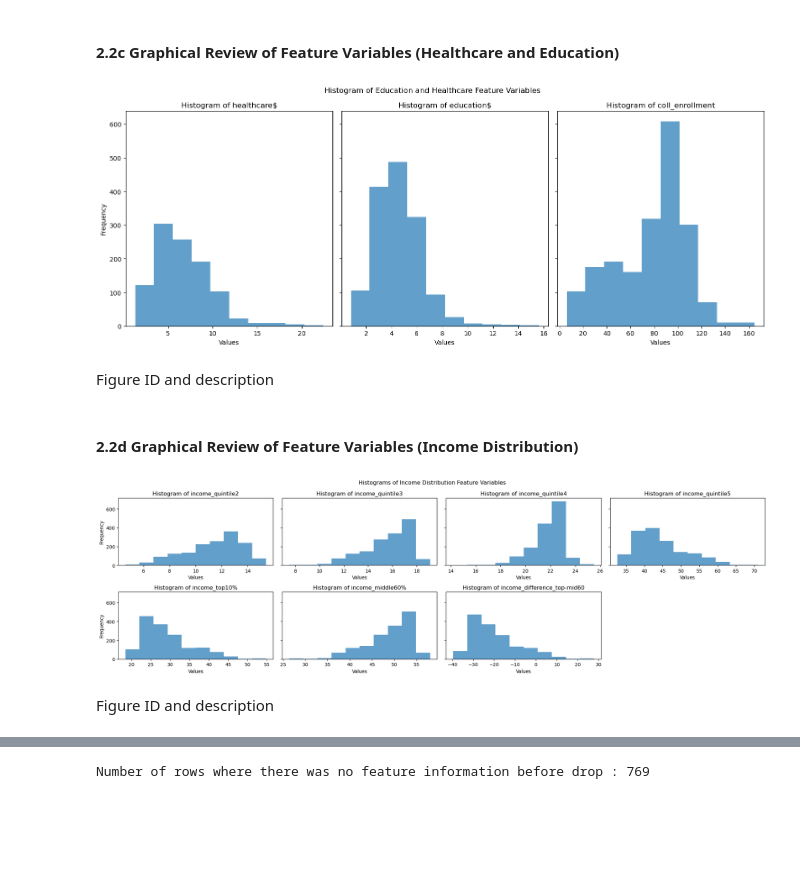
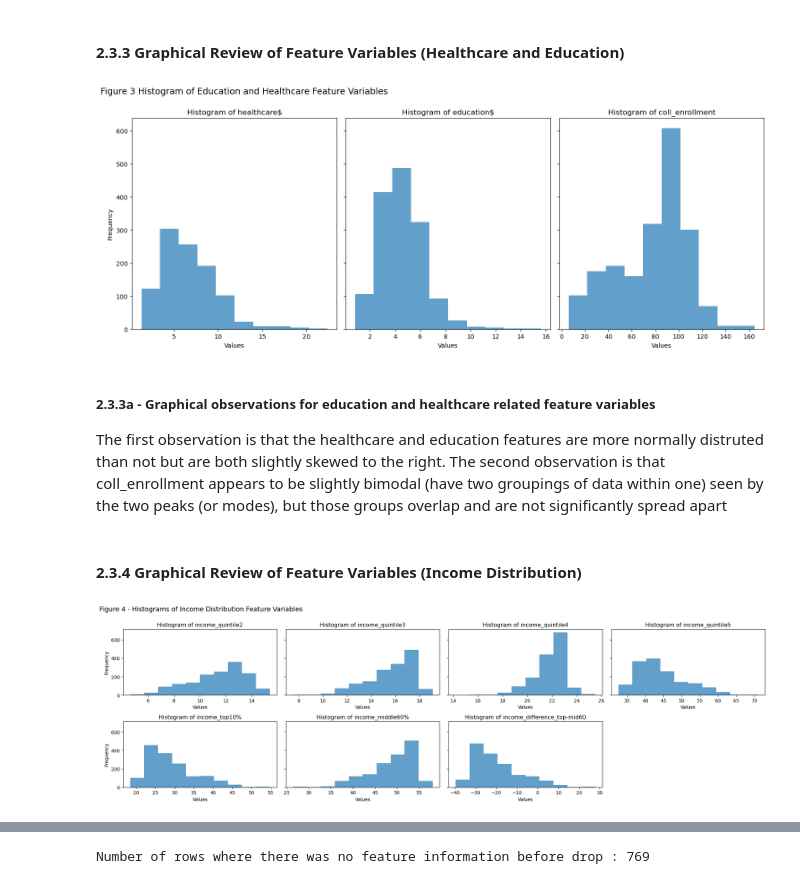
Before and after one commit to te-ex153/Projects, a Jupyter notebook: Country23.ipynb, the cells around one changed output, grey strips where cells are left out. Saved outputs shown, nothing was run; the diff lists cells and outputs as text; code cells hidden in the pictures; blank space fills up the shorter version.

```diff
--- a/Country23.ipynb
+++ b/Country23.ipynb
@@ -560,32 +746,33 @@ Figure ID and description
 # %% [markdown]
-#### 2.2c Graphical Review of Feature Variables (Healthcare and Education)
+#### 2.3.3 Graphical Review of Feature Variables (Healthcare and Education)
 # %%
 # create a column of variables you want to graph
 cols = ['healthcare$', 'education$', 'coll_enrollment']
 
 ###### create a figure and axis objects
 fig, axes = plt.subplots(1, 3, figsize=(15, 6), sharey=True)
 
 ######## plot the histogram for each columns
 for i, col in enumerate(cols):
     axes[i].hist(df_economy2[col], bins=10, alpha=0.7)
     axes[i].set_title(f'Histogram of {col}')
     axes[i].set_xlabel('Values')
     if i == 0:
         axes[i].set_ylabel('Frequency')
 
 ########## Add a main title
-fig.suptitle('Histogram of Education and Healthcare Feature Variables')
+fig.suptitle('Figure 3 Histogram of Education and Healthcare Feature Variables', x=0, y=1, ha='left', fontsize=14)
 
 ########## Ensure the layout fits well
 plt.tight_layout()
 plt.show()
 # %% [output]
-[figure, old version]
+[figure, new version]
-# %% [markdown]
-Figure ID and description
+# %% [markdown]
+##### 2.3.3a - Graphical observations for education and healthcare related feature variables
+The first observation is that the healthcare and education features are more normally distruted than not but are both slightly skewed to the right. The second observation is that coll_enrollment appears to be slightly bimodal (have two groupings of data within one) seen by the two peaks (or modes), but those groups overlap and are not significantly spread apart
 # %% [markdown]
-#### 2.2d Graphical Review of Feature Variables (Income Distribution)
+#### 2.3.4 Graphical Review of Feature Variables (Income Distribution)
 # %%
 # create a column of variables you want to graph
 cols = ['income_quintile2', 'income_quintile3', 'income_quintile4', 'income_quintile5', 'income_top10%', 'income_middle60%', 'income_difference_top-mid60']
@@ -610,12 +797,10 @@ for j in range(len(cols), len(axes)):
     fig.delaxes(axes[j])
 
 ########## Add a main title
-fig.suptitle('Histograms of Income Distribution Feature Variables')
+fig.suptitle('Figure 4 - Histograms of Income Distribution Feature Variables', x=0, y=1, ha='left', fontsize=14)
 
 ########## Ensure the layout fits well
 plt.tight_layout()
 plt.show()
 # %% [output]
-[figure, old version]
+[figure, new version]
-# %% [markdown]
-Figure ID and description
```
Also changed, not shown: parts of 81 cells of this notebook.
